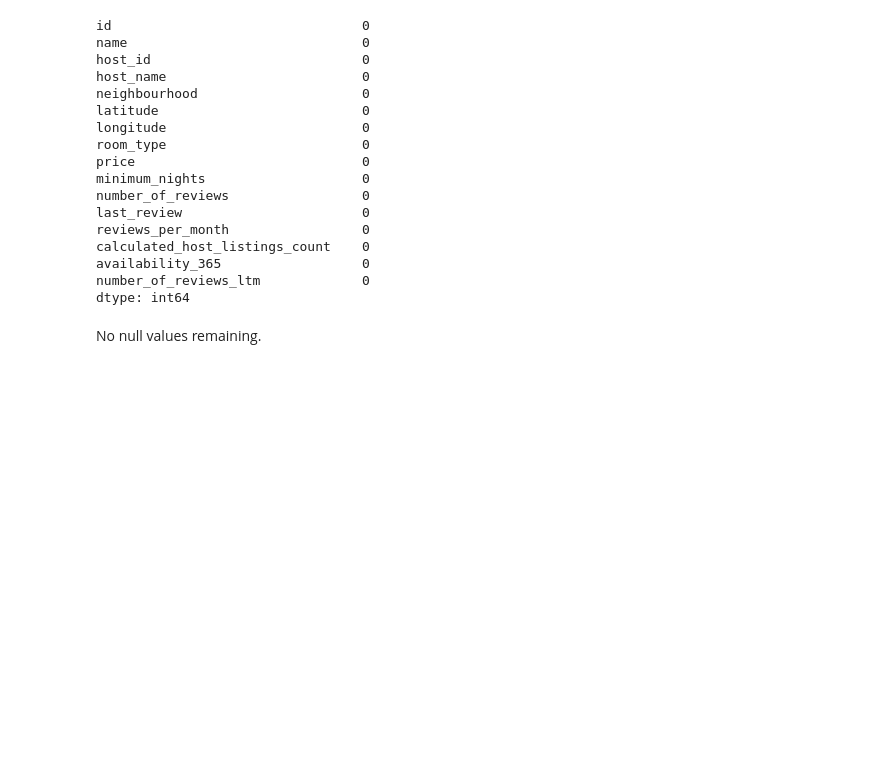
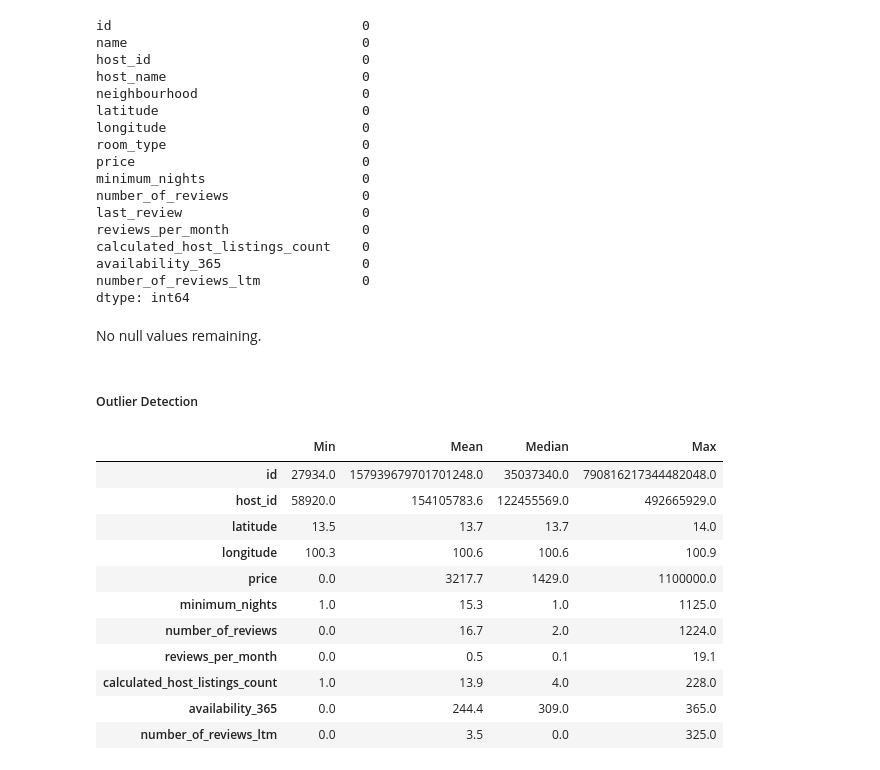
Before and after one commit to sg-333/Airbnb-DA, a Jupyter notebook: project.ipynb, the cells around one changed output. Cells and saved outputs as stored; diff of their text form; code cells hidden in the pictures; blank space fills up the shorter version.

```diff
--- a/project.ipynb
+++ b/project.ipynb
@@ -180,3 +182,31 @@ number_of_reviews_ltm             0
 dtype: int64
 # %% [markdown]
 No null values remaining.
+# %% [markdown]
+##### Outlier Detection
+# %%
+# Checking all the numerical columns
+num_col = df.select_dtypes(include=['number']).columns
+# Min, max, mean, median
+summary = pd.DataFrame({
+    "Min": df[num_col].min(),
+    "Mean": df[num_col].mean(),
+    "Median": df[num_col].median(),
+    "Max": df[num_col].max()
+})
+# Formatting the numbers since it is hard to read in scientific notations
+summary = summary.applymap(lambda x: f"{x:.1f}") # only 1 digit after decimal
+summary
+# %% [output]
+|  | Min | Mean | Median | Max |
+| id | 27934.0 | 157939679701701248.0 | 35037340.0 | 790816217344482048.0 |
+| host_id | 58920.0 | 154105783.6 | 122455569.0 | 492665929.0 |
+| latitude | 13.5 | 13.7 | 13.7 | 14.0 |
+| longitude | 100.3 | 100.6 | 100.6 | 100.9 |
+| price | 0.0 | 3217.7 | 1429.0 | 1100000.0 |
+| minimum_nights | 1.0 | 15.3 | 1.0 | 1125.0 |
+| number_of_reviews | 0.0 | 16.7 | 2.0 | 1224.0 |
+| reviews_per_month | 0.0 | 0.5 | 0.1 | 19.1 |
+| calculated_host_listings_count | 1.0 | 13.9 | 4.0 | 228.0 |
+| availability_365 | 0.0 | 244.4 | 309.0 | 365.0 |
+| number_of_reviews_ltm | 0.0 | 3.5 | 0.0 | 325.0 |
```
Also changed, not shown: parts of 11 cells of this notebook.
